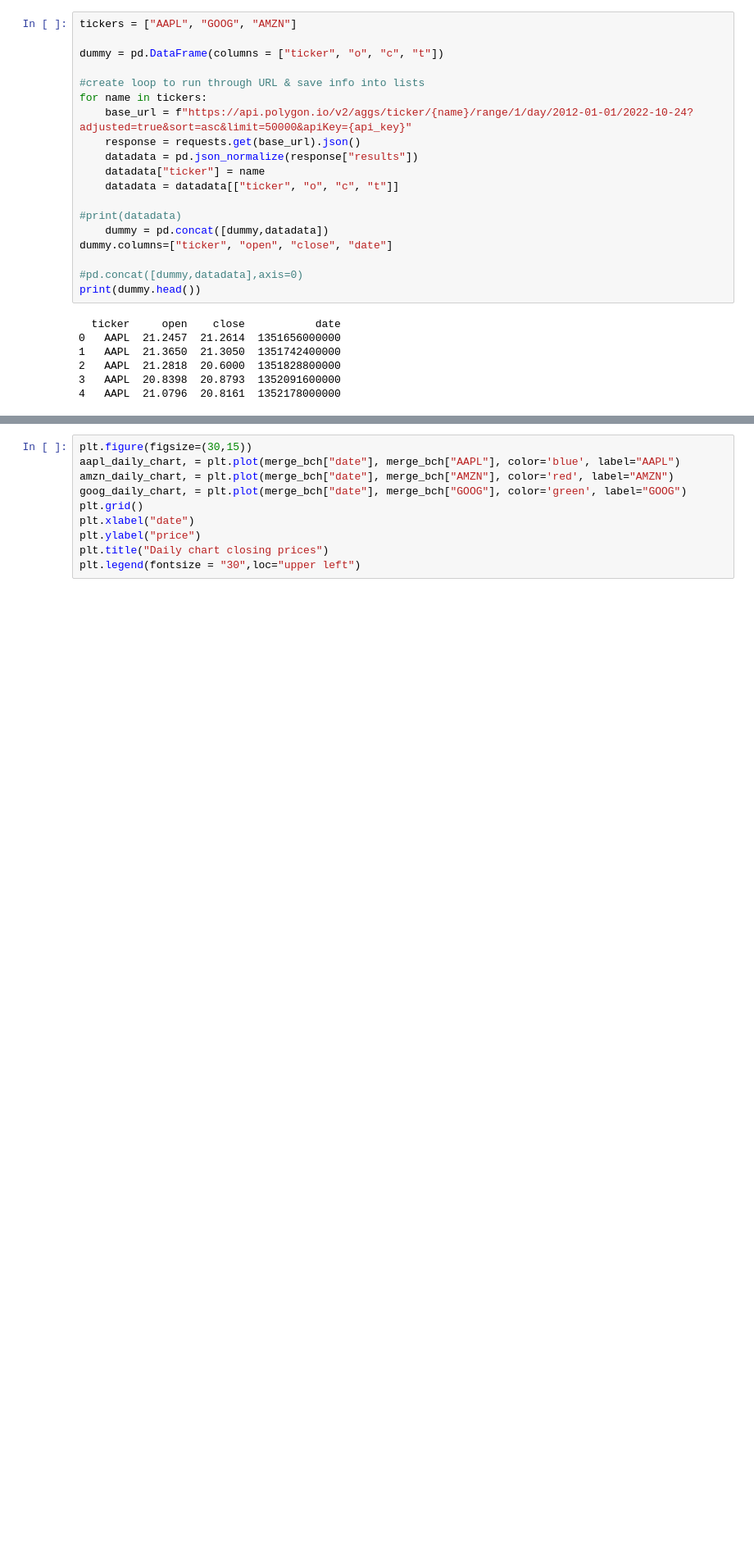
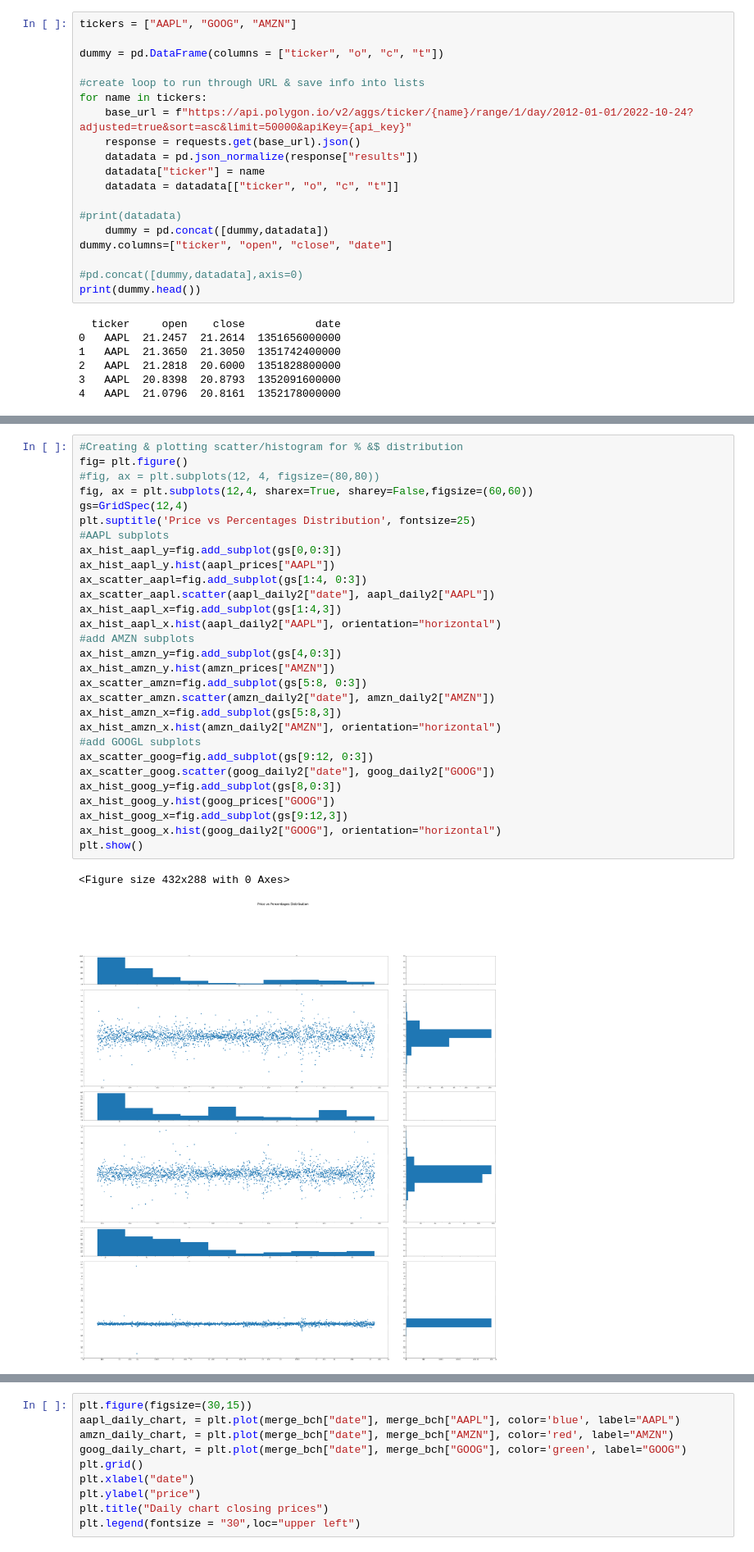
Before and after one commit to lyndsaywylie/Project-1, a Jupyter notebook: lyns.ipynb, the cells around one changed output, grey strips where cells are left out. Shown at 82% size. Drawn from its saved outputs; the diff is of its cells as text; blank space fills up the shorter version.

```diff
--- a/lyns.ipynb
+++ b/lyns.ipynb
@@ -132 +153,33 @@ merge_bch= merge_bch[['date','AAPL','GOOG', "AMZN"]]
+# %%
+#Creating & plotting scatter/histogram for % &$ distribution
+fig= plt.figure()
+#fig, ax = plt.subplots(12, 4, figsize=(80,80))
+fig, ax = plt.subplots(12,4, sharex=True, sharey=False,figsize=(60,60))
+gs=GridSpec(12,4)
+plt.suptitle('Price vs Percentages Distribution', fontsize=25)
+#AAPL subplots
+ax_hist_aapl_y=fig.add_subplot(gs[0,0:3])
+ax_hist_aapl_y.hist(aapl_prices["AAPL"])
+ax_scatter_aapl=fig.add_subplot(gs[1:4, 0:3])
+ax_scatter_aapl.scatter(aapl_daily2["date"], aapl_daily2["AAPL"])
+ax_hist_aapl_x=fig.add_subplot(gs[1:4,3])
+ax_hist_aapl_x.hist(aapl_daily2["AAPL"], orientation="horizontal")
+#add AMZN subplots
+ax_hist_amzn_y=fig.add_subplot(gs[4,0:3])
+ax_hist_amzn_y.hist(amzn_prices["AMZN"])
+ax_scatter_amzn=fig.add_subplot(gs[5:8, 0:3])
+ax_scatter_amzn.scatter(amzn_daily2["date"], amzn_daily2["AMZN"])
+ax_hist_amzn_x=fig.add_subplot(gs[5:8,3])
+ax_hist_amzn_x.hist(amzn_daily2["AMZN"], orientation="horizontal")
+#add GOOGL subplots
+ax_scatter_goog=fig.add_subplot(gs[9:12, 0:3])
+ax_scatter_goog.scatter(goog_daily2["date"], goog_daily2["GOOG"])
+ax_hist_goog_y=fig.add_subplot(gs[8,0:3])
+ax_hist_goog_y.hist(goog_prices["GOOG"])
+ax_hist_goog_x=fig.add_subplot(gs[9:12,3])
+ax_hist_goog_x.hist(goog_daily2["GOOG"], orientation="horizontal")
+plt.show()
+# %% [output]
+<Figure size 432x288 with 0 Axes>
+[figure, added]
 # %%
```
Also changed, not shown: parts of 11 cells of this notebook.
